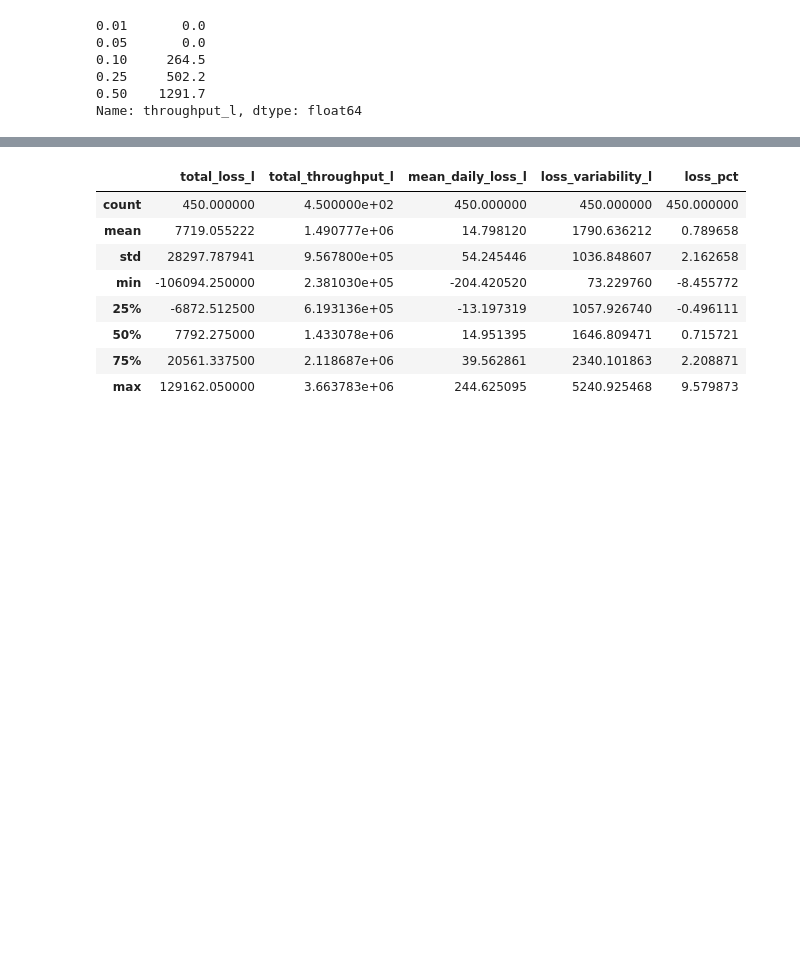
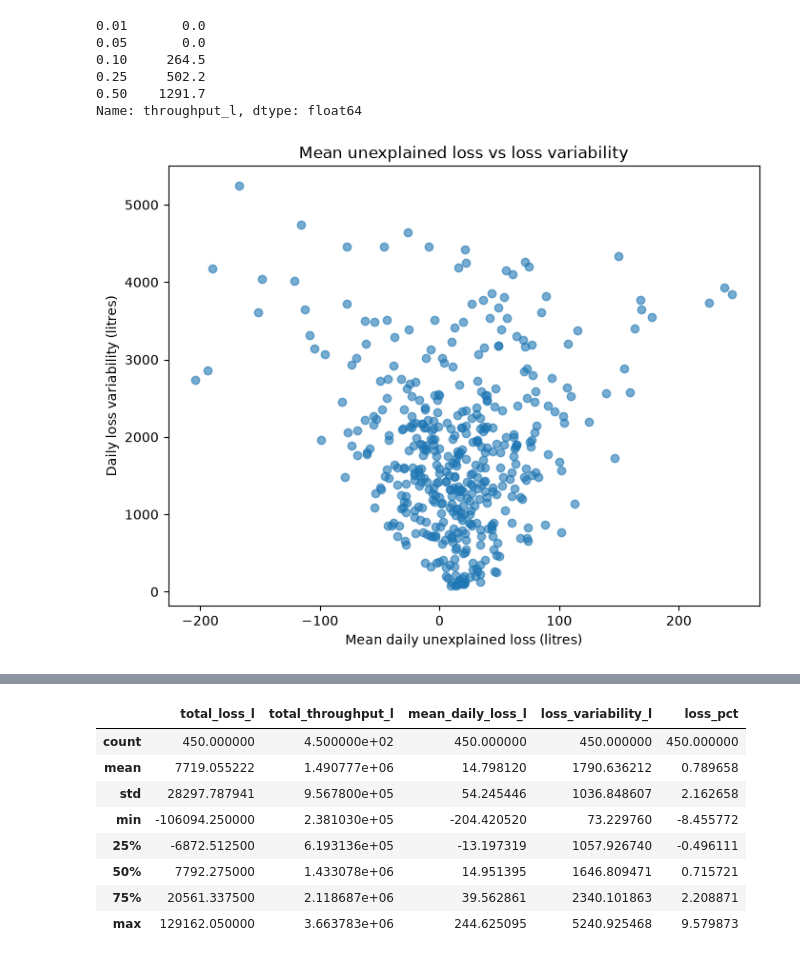
Before and after one commit to moforrochelle/skye8-ds-mofor-rochelle, a Jupyter notebook: notebooks/fuel_reconciliation.ipynb, the cells around one changed output, grey strips where cells are left out. Drawn from its saved outputs; the diff is of its cells as text; code cells hidden in the pictures; blank space fills up the shorter version.

```diff
--- a/notebooks/fuel_reconciliation.ipynb
+++ b/notebooks/fuel_reconciliation.ipynb
@@ -996,3 +996,18 @@ station_loss = (
 station_loss["loss_pct"] = (
     station_loss["total_loss_l"] / station_loss["total_throughput_l"] * 100
 )
+# %%
+import matplotlib.pyplot as plt
+
+plt.figure(figsize=(8, 6))
+
+plt.scatter(
+    station_loss["mean_daily_loss_l"], station_loss["loss_variability_l"], alpha=0.6
+)
+
+plt.xlabel("Mean daily unexplained loss (litres)")
+plt.ylabel("Daily loss variability (litres)")
+plt.title("Mean unexplained loss vs loss variability")
+plt.show()
+# %% [output]
+[figure, added]
```
Also changed, not shown: parts of 8 cells of this notebook, 2 other files.
